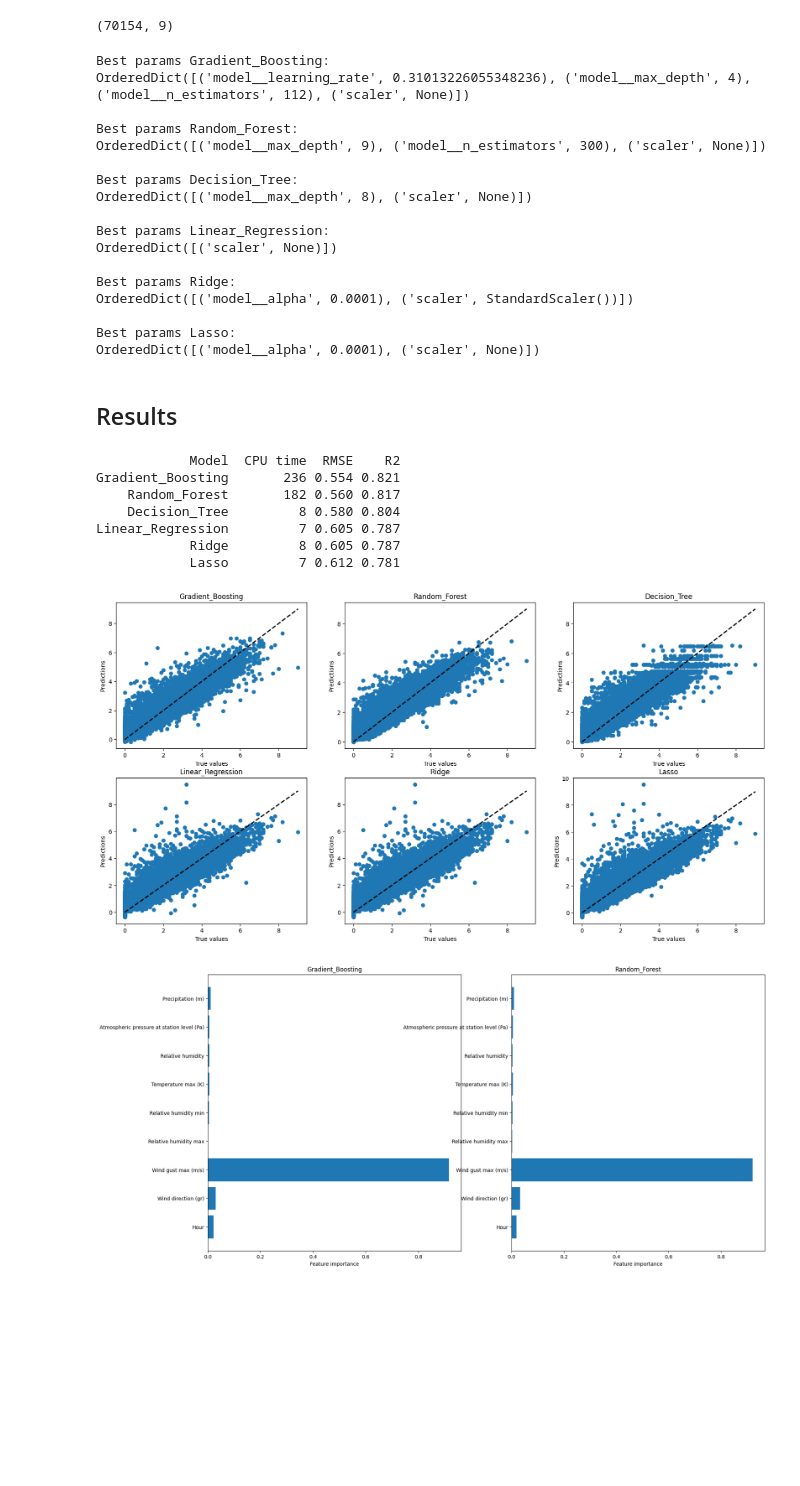
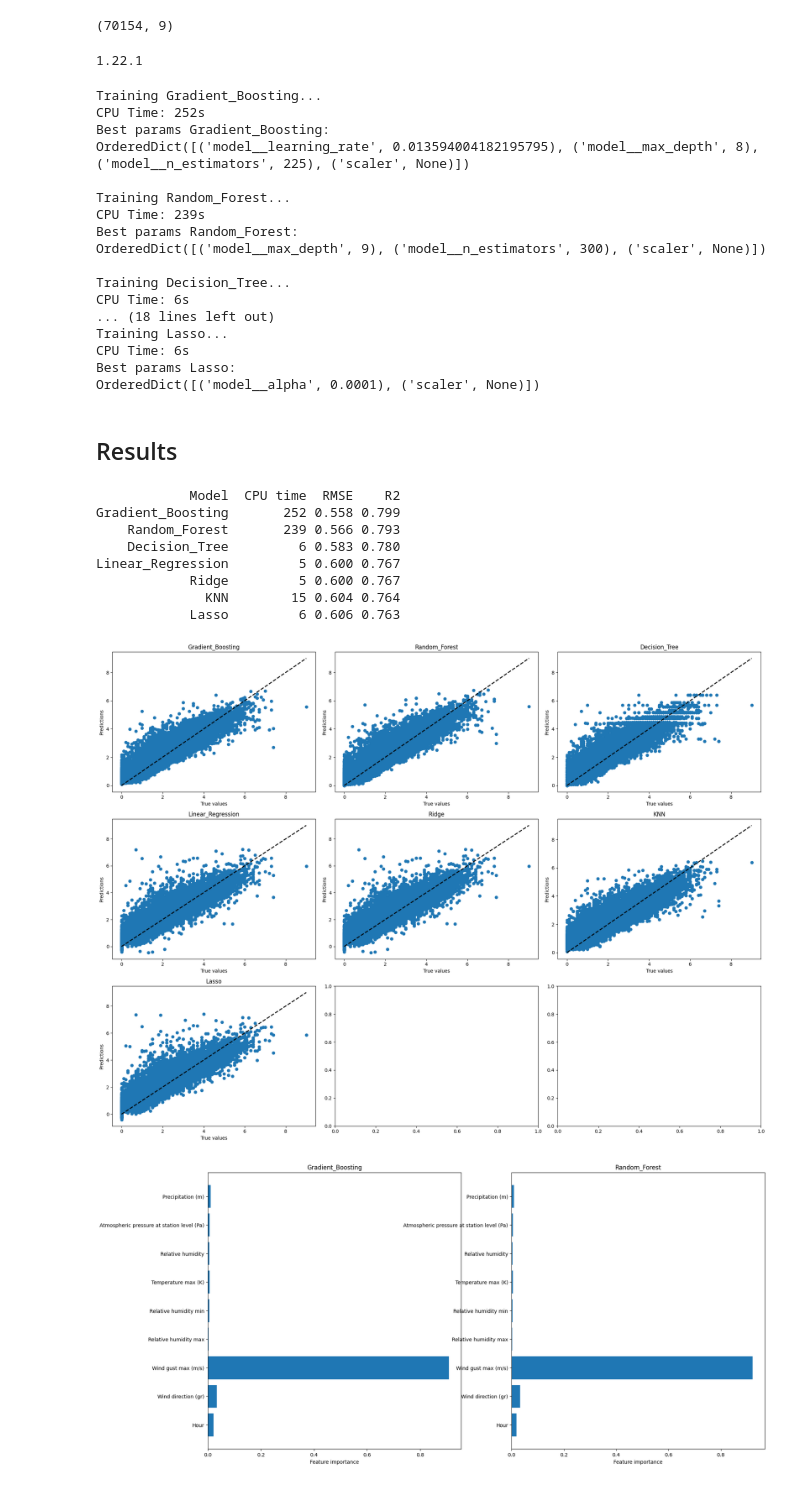
Before and after one commit to celienbonhomme/ml_project2, a Jupyter notebook: src/training.ipynb, the cells around one changed output. Drawn from its saved outputs; the diff is of its cells as text; code cells hidden in the pictures; blank space fills up the shorter version.

Commit message:
changed training set and added new model

```diff
--- a/src/training.ipynb
+++ b/src/training.ipynb
@@ -9,12 +4,15 @@ Intel(R) Extension for Scikit-learn* enabled (https://github.com/intel/scikit-le
 import pandas as pd
 data = pd.read_csv('../data/data_preprocessed.csv')
 # %%
-from sklearn.model_selection import train_test_split
+
 
 input = [col for col in data.columns if col not in {'Wind speed (m/s)', 'Date'}]
 
 X, y = data[input], data['Wind speed (m/s)']
-X_train, X_test, y_train, y_test = train_test_split(X, y, test_size=0.2, random_state=42)
+
+# Splitting the data into training and testing data but use the fisrt 80% of the data for training and the rest for testing
+X_train, X_test = X[:int(0.8*len(X))], X[int(0.8*len(X)):]
+y_train, y_test = y[:int(0.8*len(y))], y[int(0.8*len(y)):]
 # %%
 X_train.shape
 # %% [output]
@@ -22,6 +20,7 @@ X_train.shape
 # %%
 from sklearn.preprocessing import MinMaxScaler, StandardScaler
 from sklearn.ensemble import GradientBoostingRegressor, RandomForestRegressor
+from sklearn.neighbors import KNeighborsRegressor
 from sklearn.tree import DecisionTreeRegressor
 from sklearn.linear_model import LinearRegression, Ridge, Lasso
 from skopt.space import Real, Categorical, Integer
@@ -87,6 +86,16 @@ dict_models = [
     },
 
     {
+        'name_model': 'KNN',
+        'model': KNeighborsRegressor(),
+        'scalers': {
+            'scaler': Categorical([None, MinMaxScaler(), StandardScaler()])
+        },
+        'grid': {
+            'model__n_neighbors': Integer(1, 20)
+        },
+    },
+    {
         'name_model': 'Lasso',
         'model': Lasso(),
         'scalers': {
@@ -97,6 +106,11 @@ dict_models = [
         },
     },
 ]
+# %%
+import numpy as np
+print(np.__version__)
+# %% [output]
+1.22.1
 # %%
 from sklearn.pipeline import Pipeline
 from skopt import BayesSearchCV
@@ -166,21 +180,21 @@ for i, dict_model in enumerate(dict_models):
 
     print()
 # %% [output]
+Training Gradient_Boosting...
+CPU Time: 252s
 Best params Gradient_Boosting:
-OrderedDict([('model__learning_rate', 0.31013226055348236), ('model__max_depth', 4), ('model__n_estimators', 112), ('scaler', None)])
+OrderedDict([('model__learning_rate', 0.013594004182195795), ('model__max_depth', 8), ('model__n_estimators', 225), ('scaler', None)])
 
+Training Random_Forest...
+CPU Time: 239s
 Best params Random_Forest:
 OrderedDict([('model__max_depth', 9), ('model__n_estimators', 300), ('scaler', None)])
 
-Best params Decision_Tree:
-OrderedDict([('model__max_depth', 8), ('scaler', None)])
-
-Best params Linear_Regression:
-OrderedDict([('scaler', None)])
-
-Best params Ridge:
-OrderedDict([('model__alpha', 0.0001), ('scaler', StandardScaler())])
-
+Training Decision_Tree...
+CPU Time: 6s
+... (18 lines left out)
+Training Lasso...
+CPU Time: 6s
 Best params Lasso:
 OrderedDict([('model__alpha', 0.0001), ('scaler', None)])
 # %% [markdown]
@@ -189,31 +203,33 @@ OrderedDict([('model__alpha', 0.0001), ('scaler', None)])
 print(results.to_string(index=False))
 # %% [output]
             Model  CPU time  RMSE    R2
-Gradient_Boosting       236 0.554 0.821
-    Random_Forest       182 0.560 0.817
-    Decision_Tree         8 0.580 0.804
-Linear_Regression         7 0.605 0.787
-            Ridge         8 0.605 0.787
-            Lasso         7 0.612 0.781
+Gradient_Boosting       252 0.558 0.799
+    Random_Forest       239 0.566 0.793
+    Decision_Tree         6 0.583 0.780
+Linear_Regression         5 0.600 0.767
+            Ridge         5 0.600 0.767
+              KNN        15 0.604 0.764
+            Lasso         6 0.606 0.763
 # %%
 import matplotlib.pyplot as plt
 
-fig, axs = plt.subplots(2, 3, figsize=(20, 10))
+fig, axs = plt.subplots(3, 3, figsize=(20, 15))
 axs = axs.flatten()
 
 for i, model_name in enumerate(models.keys()):
     model = models[model_name]
     y_pred = model.predict(X_test)
 
     axs[i].plot([0, y_test.max()], [0, y_test.max()], 'k--', lw=2)
     axs[i].scatter(y_test, y_pred)
     axs[i].set_xlabel('True values')
     axs[i].set_ylabel('Predictions')
     axs[i].set_title(model_name)
 
+plt.tight_layout()
 plt.show()
 # %% [output]
-[figure, old version]
+[figure, new version]
 # %%
 fig, axs = plt.subplots(1, 2, figsize=(20, 10))
 axs = axs.flatten()
```
Also changed, not shown: parts of 1 cell of this notebook.
